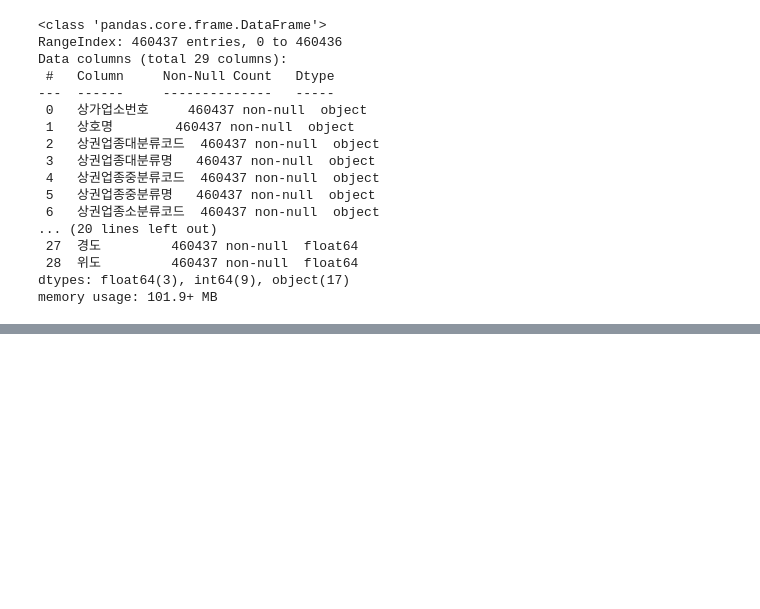
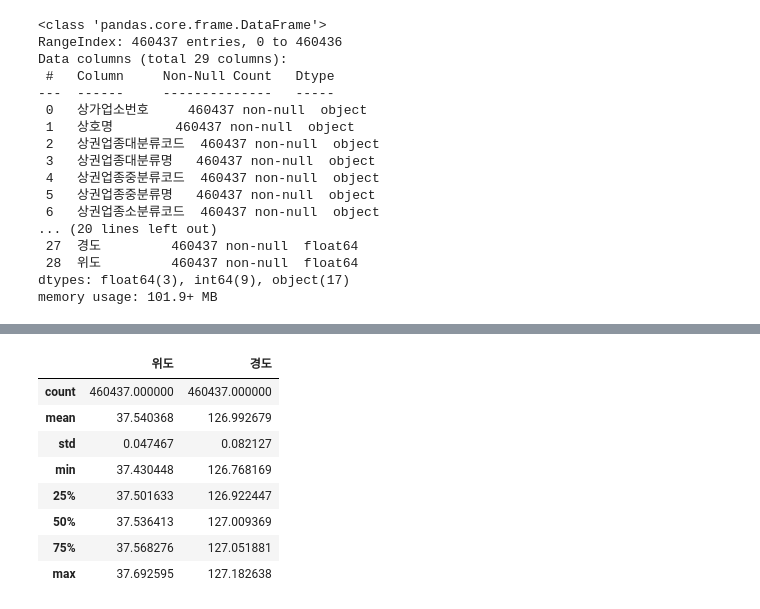
Before and after one commit to allenkang92/DA_practice, a Jupyter notebook: Data_Analysis/note/second/Market Area Analysis.ipynb, the cells around one changed output, grey strips where cells are left out. Saved outputs shown, nothing was run; the diff lists cells and outputs as text; code cells hidden in the pictures; blank space fills up the shorter version.

```diff
--- a/Data_Analysis/note/second/Market Area Analysis.ipynb
+++ b/Data_Analysis/note/second/Market Area Analysis.ipynb
@@ -282,0 +315,12 @@ memory usage: 101.9+ MB
+# %%
+df[["위도","경도"]].describe()
+# %% [output]
+|  | 위도 | 경도 |
+| count | 460437.000000 | 460437.000000 |
+| mean | 37.540368 | 126.992679 |
+| std | 0.047467 | 0.082127 |
+| min | 37.430448 | 126.768169 |
+| 25% | 37.501633 | 126.922447 |
+| 50% | 37.536413 | 127.009369 |
+| 75% | 37.568276 | 127.051881 |
+| max | 37.692595 | 127.182638 |
```
Also changed, not shown: parts of 8 cells of this notebook.
